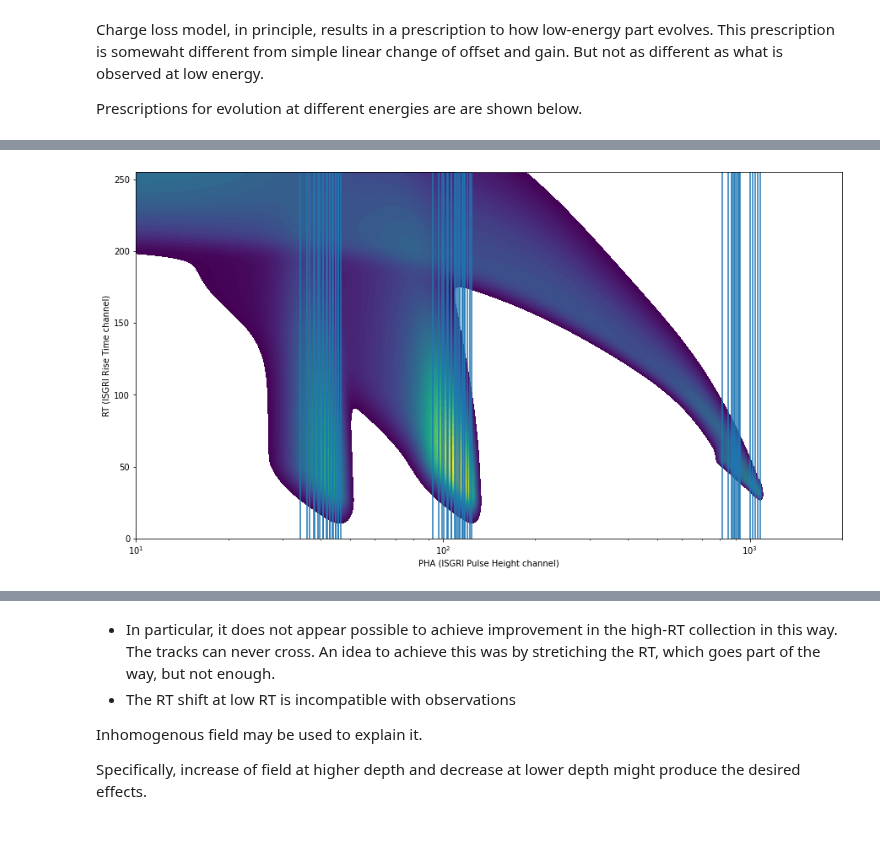
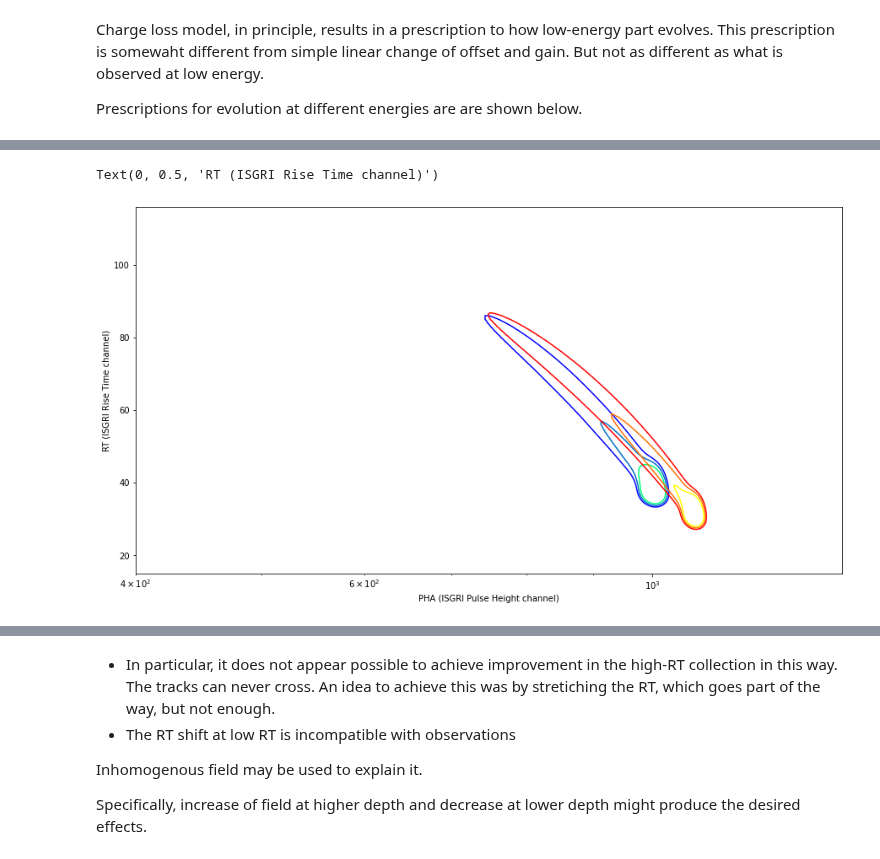
Before and after one commit to volodymyrss/integral-ibis-isgri-le-response, a Jupyter notebook: readme.ipynb, the cells around one changed output, grey strips where cells are left out. Saved outputs shown, nothing was run; the diff lists cells and outputs as text; code cells hidden in the pictures.

```diff
--- a/readme.ipynb
+++ b/readme.ipynb
@@ -90,6 +124,7 @@ lut2model.set_verbosity(0)
 bpm = eddosa.BiparModel()
 bpm.bipar_model
 det = bipar_model.detector()
+det.import_detector(det_base.export_detector())
 
 pha_2d, rt_2d = np.meshgrid(np.arange(2048), np.arange(256))
 
@@ -101,11 +136,17 @@ for en in [22, 59, 150, 511]:
 
     bip += _bip / np.nanquantile(_bip[_bip>_bip.max()/100].flatten(), 0.5)
 
-plt.figure(figsize=(15, 8))
-plt.contourf(pha_2d, rt_2d, bip**0.5, levels=np.logspace(-1, 0)*np.nanmax(bip**0.5))
+f, (ax1,ax2) = plt.subplots(2,1, figsize=(15, 8), sharex=True)
+ax1.contourf(pha_2d, rt_2d, bip**0.5, levels=np.logspace(-1, 0)*np.nanmax(bip**0.5))
+
+ax2.plot(
+    pha_2d[0,:],
+    bip[15:30,:].sum(0)
+)
 
 plt.semilogx()
 plt.xlim([10, 2000])
+plt.subplots_adjust(hspace=0)
 
 plt.xlabel('PHA (ISGRI Pulse Height channel)')
 plt.ylabel('RT (ISGRI Rise Time channel)')
@@ -233,41 +524,55 @@ det_base = bipar_model.detector()
 
 lrt_lines = []
 
+plt.figure(figsize=(15, 8))
+
+cmap_by_loss = {
+    0: cm.winter,
+    1: cm.autumn
+}
+
+
 #for tau_loss_factor in np.logspace(-1., 0, 3):
-for V_loss_factor in np.logspace(-0.5, 0, 10):
+for i_loss, V_loss_factor in enumerate(np.logspace(-0.2, 0, 2)):
     det = bipar_model.detector()
     #det.tau_e = det_base.tau_e * tau_loss_factor
     det.V = det_base.V * V_loss_factor
 
-    for en in [22, 59, 511]:
+    #for en in [511]:
+    for en in [59, 511]:
         _bip = bipar_model.make_bipar_monoenergetic(det, en).transpose()
 
         for rt1, rt2 in [(15,30), (50,70)]:
             ltr_bip = _bip[rt1:rt2, :].sum(0)
             lrt_lines.append(
                 dict(
                     rt1=rt1,
                     rt2=rt2,
                     energy=en,
                     tau_e=det.tau_e,
                     V=det.V,
-                    mean_pha=np.sum(pha_2d[0,:]*ltr_bip)/np.sum(ltr_bip)
+                    mean_pha=np.sum(pha_2d[0,:]*ltr_bip)/np.sum(ltr_bip),
+                    bip=_bip
                 )
                 )
 
         bip += _bip / np.nanquantile(_bip[_bip>_bip.max()/100].flatten(), 0.5)
 
 
-plt.figure(figsize=(15, 8))
-plt.contourf(pha_2d, rt_2d, bip**0.5, levels=np.logspace(-1, 0)*np.nanmax(bip**0.5))
+        plt.contour(pha_2d, rt_2d, _bip**0.5, levels=np.logspace(-0.5, -0.3, 3)*np.nanmax(_bip**0.5),
+                    cmap=cmap_by_loss[i_loss]
+        )
 
 plt.semilogx()
-plt.xlim([10, 2000])
+plt.xlim([400, 1400])
+#plt.xlim([70, 1200])
+plt.ylim([15, 116])
 
 plt.xlabel('PHA (ISGRI Pulse Height channel)')
 plt.ylabel('RT (ISGRI Rise Time channel)')
 
-for vl in lrt_lines:
-    plt.axvline(vl['mean_pha'])
+# for vl in lrt_lines:
+#     plt.axvline(vl['mean_pha'])
 # %% [output]
+Text(0, 0.5, 'RT (ISGRI Rise Time channel)')
-[figure, old version]
+[figure, new version]
```
Also changed, not shown: parts of 25 cells of this notebook, 1 other file.
